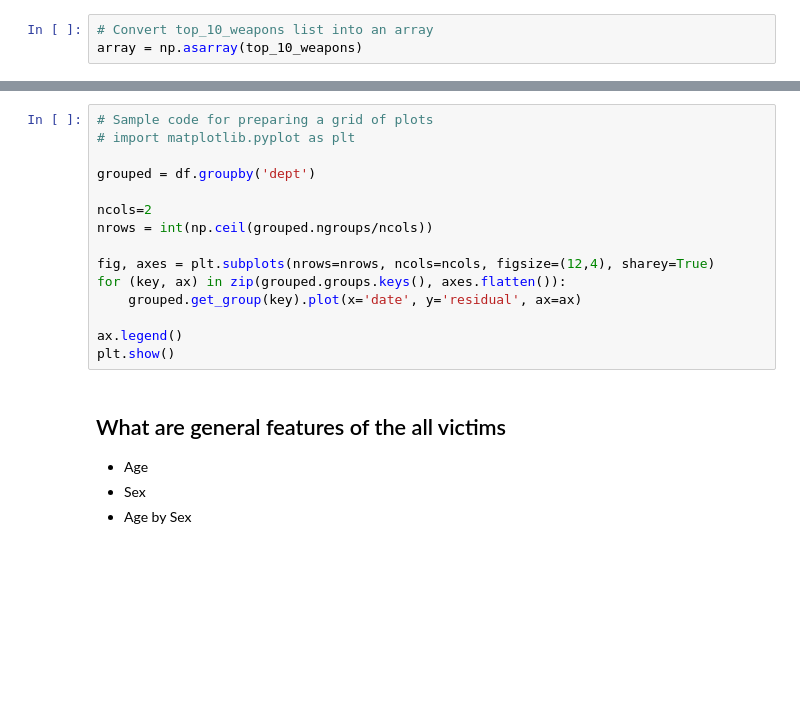
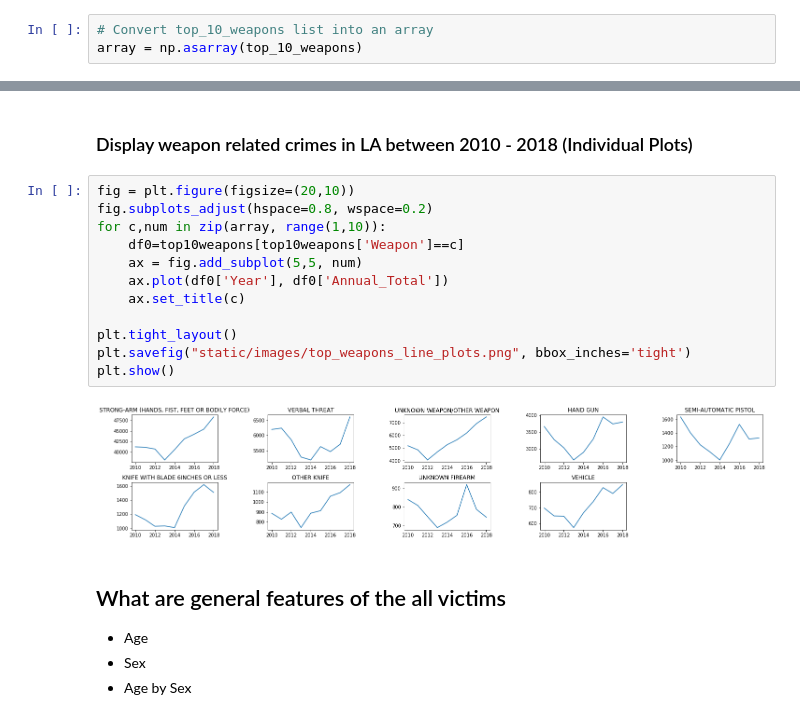
Before and after one commit to BitterScientist/bitterscientist.com, a Jupyter notebook: folders/ds_blogs/projects/la_weapon_crimes/WeaponsCrimeProject.ipynb, the cells around one changed output, grey strips where cells are left out. Saved outputs shown, nothing was run; the diff lists cells and outputs as text; blank space fills up the shorter version.

```diff
--- a/folders/ds_blogs/projects/la_weapon_crimes/WeaponsCrimeProject.ipynb
+++ b/folders/ds_blogs/projects/la_weapon_crimes/WeaponsCrimeProject.ipynb
@@ -329,18 +197,19 @@ plt.show()
-# %%
-# Sample code for preparing a grid of plots
-# import matplotlib.pyplot as plt
-
-grouped = df.groupby('dept')
-
-ncols=2
-nrows = int(np.ceil(grouped.ngroups/ncols))
-
-fig, axes = plt.subplots(nrows=nrows, ncols=ncols, figsize=(12,4), sharey=True)
-for (key, ax) in zip(grouped.groups.keys(), axes.flatten()):
-    grouped.get_group(key).plot(x='date', y='residual', ax=ax)
-
-ax.legend()
-plt.show()
+# %% [markdown]
+### Display weapon related crimes in LA between 2010 - 2018 (Individual Plots)
+# %%
+fig = plt.figure(figsize=(20,10))
+fig.subplots_adjust(hspace=0.8, wspace=0.2)
+for c,num in zip(array, range(1,10)):
+    df0=top10weapons[top10weapons['Weapon']==c]
+    ax = fig.add_subplot(5,5, num)
+    ax.plot(df0['Year'], df0['Annual_Total'])
+    ax.set_title(c)
+
+plt.tight_layout()
+plt.savefig("static/images/top_weapons_line_plots.png", bbox_inches='tight')
+plt.show()
+# %% [output]
+[figure, added]
 # %% [markdown]
 ## What are general features of the all victims
  - Age
```
Also changed, not shown: parts of 88 cells of this notebook, 20 other files.
